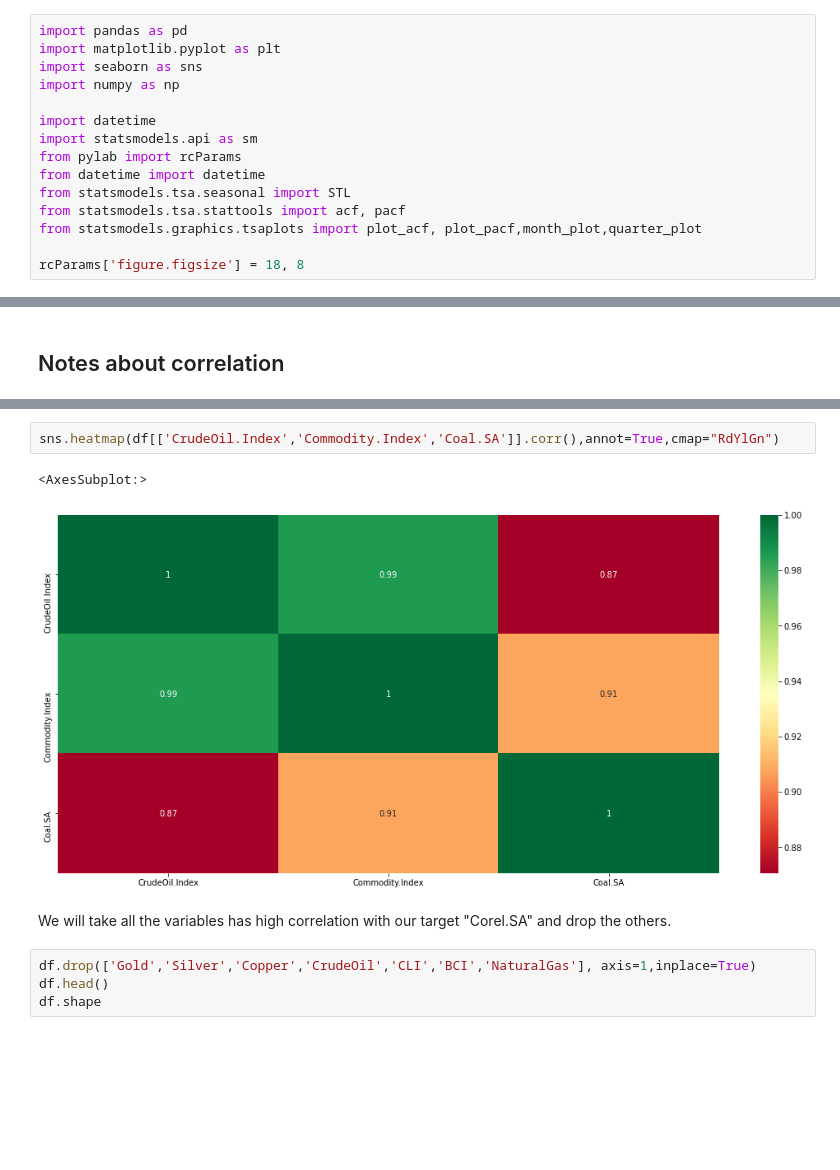
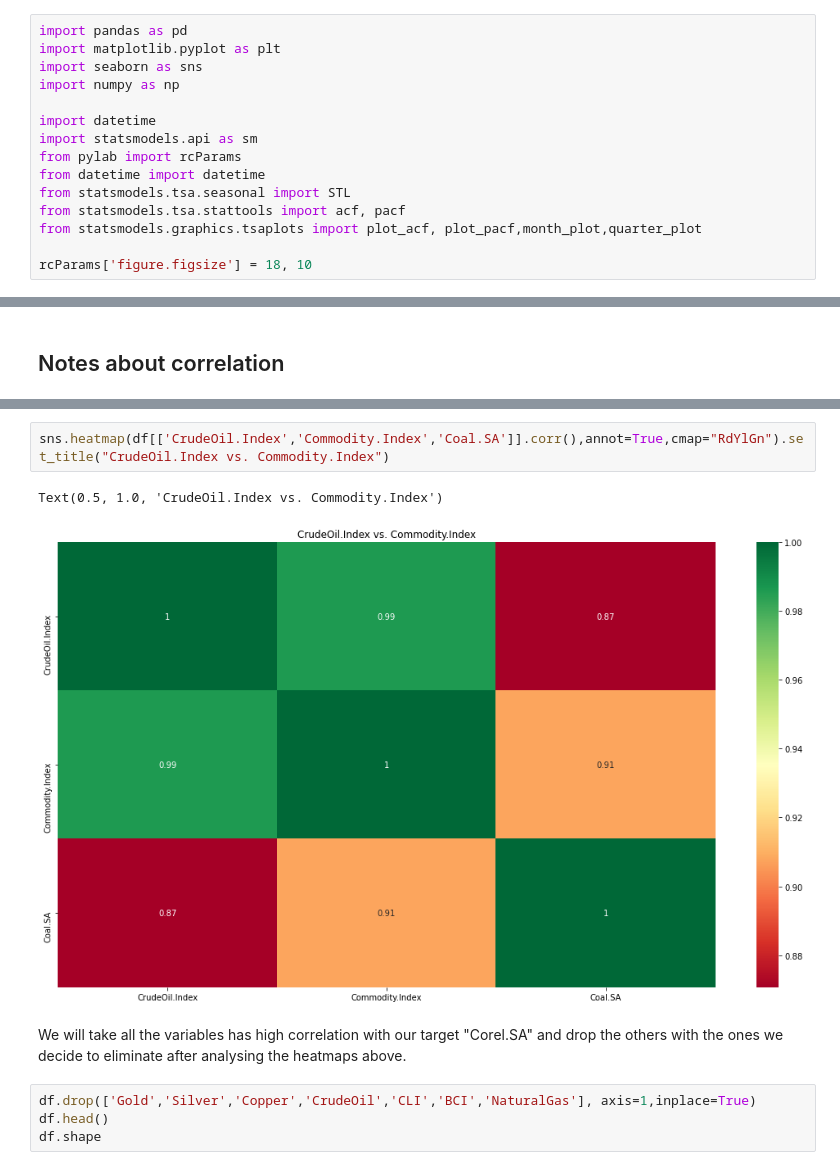
Before and after one commit to kartikeysharma95UZH/Big-Data-Analytics, a Jupyter notebook: ARIMA.ipynb, the cells around one changed output, grey strips where cells are left out. Saved outputs shown, nothing was run; the diff lists cells and outputs as text; blank space fills up the shorter version.

```diff
--- a/ARIMA.ipynb
+++ b/ARIMA.ipynb
@@ -14,5 +14,5 @@ from statsmodels.tsa.seasonal import STL
 from statsmodels.tsa.stattools import acf, pacf
 from statsmodels.graphics.tsaplots import plot_acf, plot_pacf,month_plot,quarter_plot
 
-rcParams['figure.figsize'] = 18, 8
+rcParams['figure.figsize'] = 18, 10
 # %% [markdown]
@@ -167,10 +208,10 @@ sns.heatmap(df[['Fuel.Index','CrudeOil.Index','Coal.SA']].corr(),ax=ax3[1][1],an
 # %%
-sns.heatmap(df[['CrudeOil.Index','Commodity.Index','Coal.SA']].corr(),annot=True,cmap="RdYlGn")
+sns.heatmap(df[['CrudeOil.Index','Commodity.Index','Coal.SA']].corr(),annot=True,cmap="RdYlGn").set_title("CrudeOil.Index vs. Commodity.Index")
 # %% [output]
-<AxesSubplot:>
+Text(0.5, 1.0, 'CrudeOil.Index vs. Commodity.Index')
-[figure, old version]
+[figure, new version]
 # %% [markdown]
-We will take all the variables has high correlation with our target "Corel.SA" and drop the others.
+We will take all the variables has high correlation with our target "Corel.SA" and drop the others with the ones we decide to eliminate after analysing the heatmaps above.
 # %%
 df.drop(['Gold','Silver','Copper','CrudeOil','CLI','BCI','NaturalGas'], axis=1,inplace=True)
 df.head()
```
Also changed, not shown: parts of 106 cells of this notebook.
